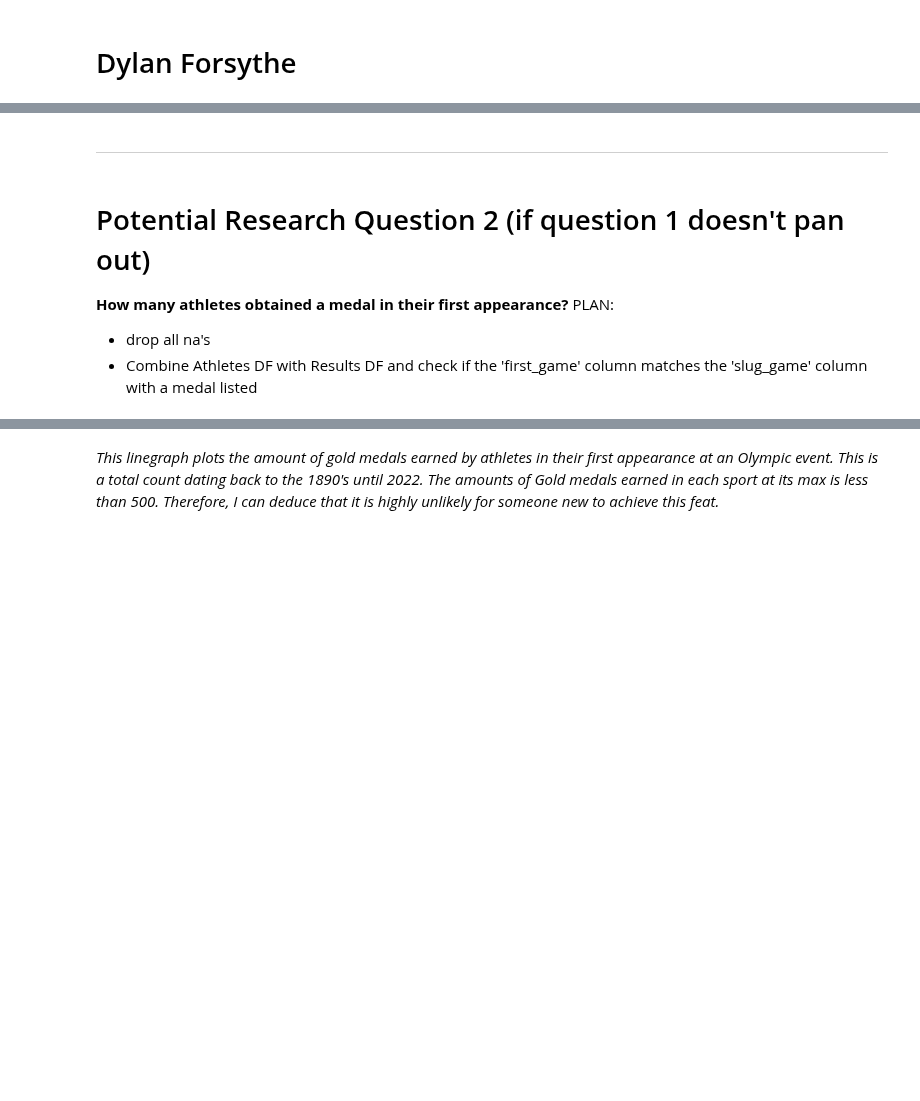
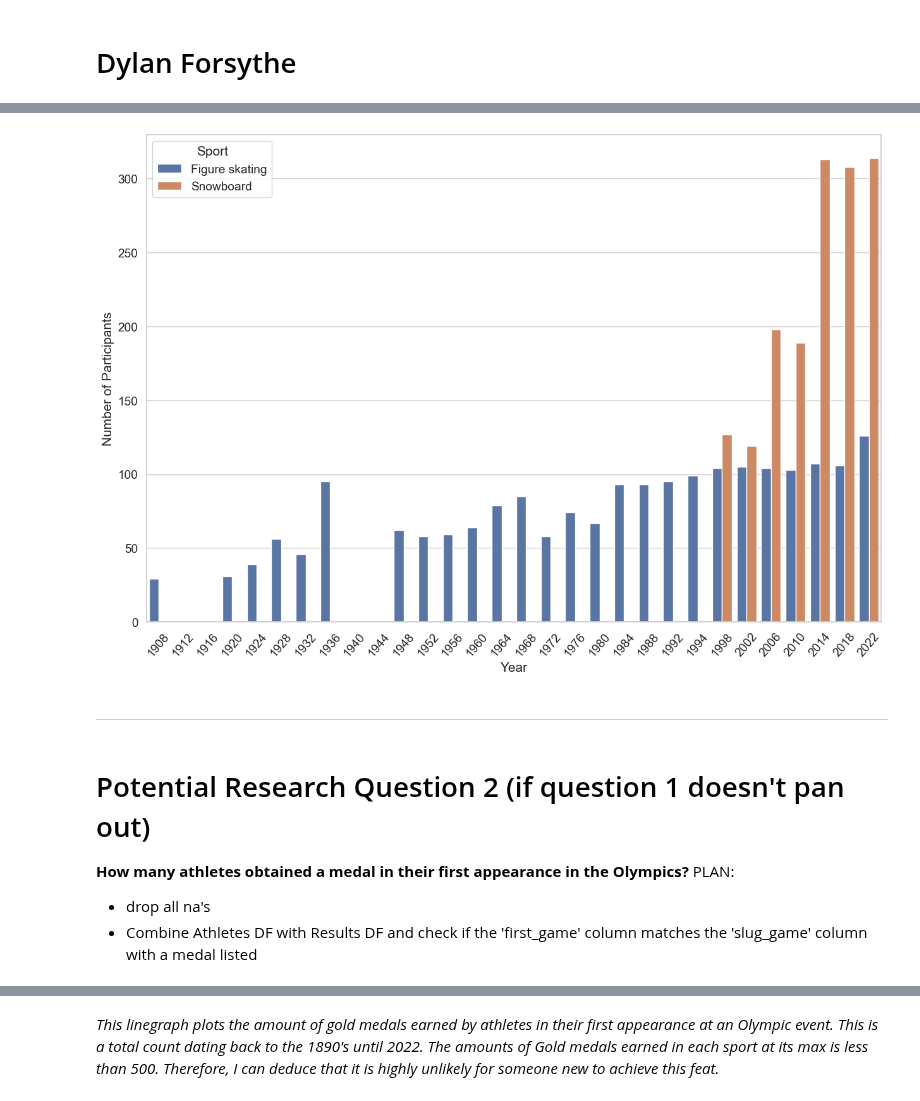
Before and after one commit to ubco-W2022T2-data301/project-group-group17, a Jupyter notebook: analysis/notebooks/analysis_dylan.ipynb, the cells around one changed output, grey strips where cells are left out. Drawn from its saved outputs; the diff is of its cells as text; code cells hidden in the pictures; blank space fills up the shorter version.

```diff
--- a/analysis/notebooks/analysis_dylan.ipynb
+++ b/analysis/notebooks/analysis_dylan.ipynb
@@ -163,9 +118,17 @@ t[0][0], t[1][0]
+# %%
+plt.figure(figsize=(15, 10))
+RQ1bar = sns.barplot(data= Snow_and_Skate_per_Sport, x= 'Year', y='Number of Participants', hue='Sport')
+RQ1bar.set_xticklabels(RQ1bar.get_xticklabels(), rotation=50)
+plt.legend(loc='upper left', title= 'Sport')
+None
+# %% [output]
+[figure, added]
 # %% [markdown]
 ---
 # %% [markdown]
 # Potential Research Question 2 (if question 1 doesn't pan out)
 
-**How many athletes obtained a medal in their first appearance?**
+**How many athletes obtained a medal in their first appearance in the Olympics?**
 PLAN:
 - drop all na's
 - Combine Athletes DF with Results DF and check if the 'first_game' column matches the 'slug_game' column with a medal listed
```
Also changed, not shown: parts of 25 cells of this notebook.
